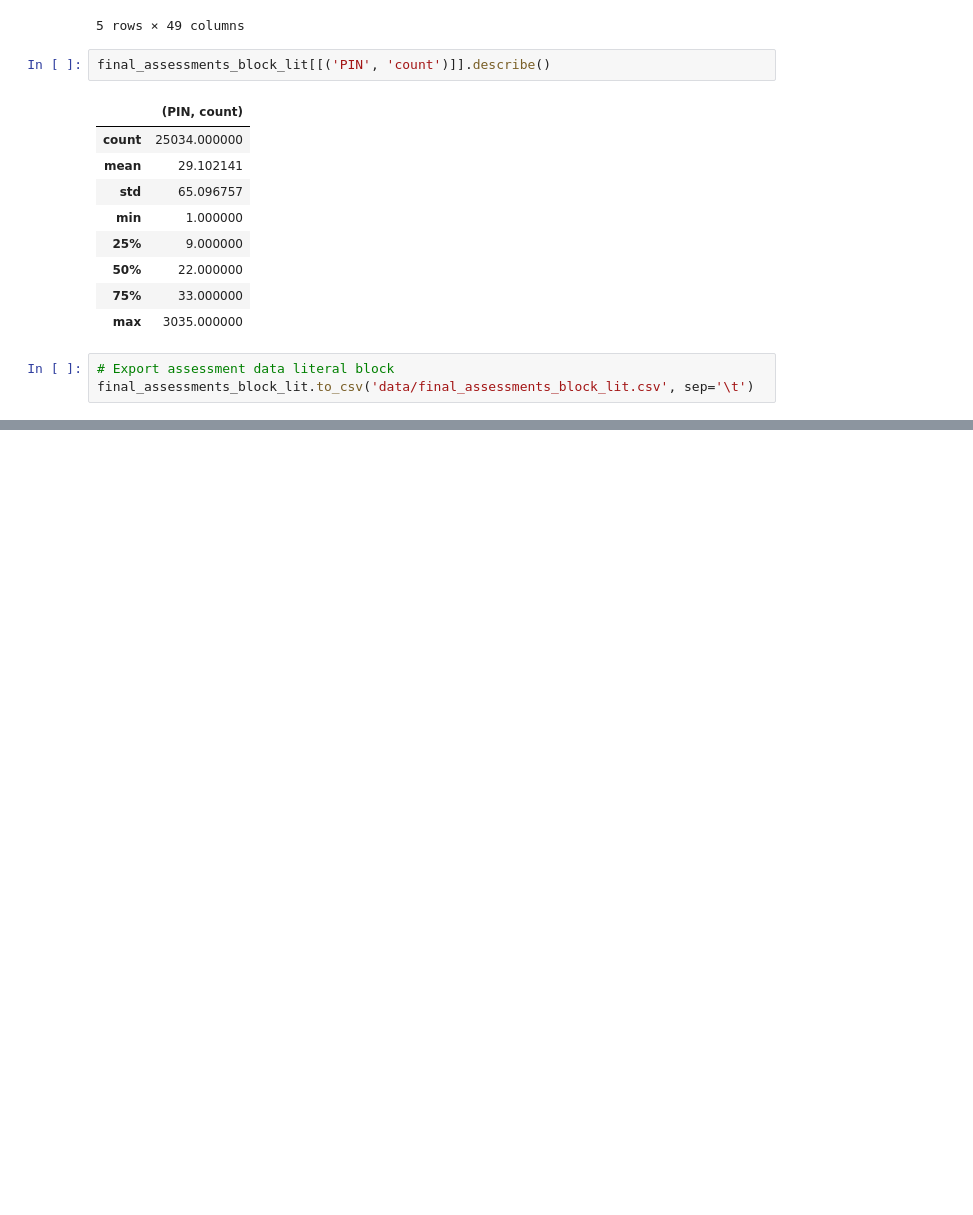
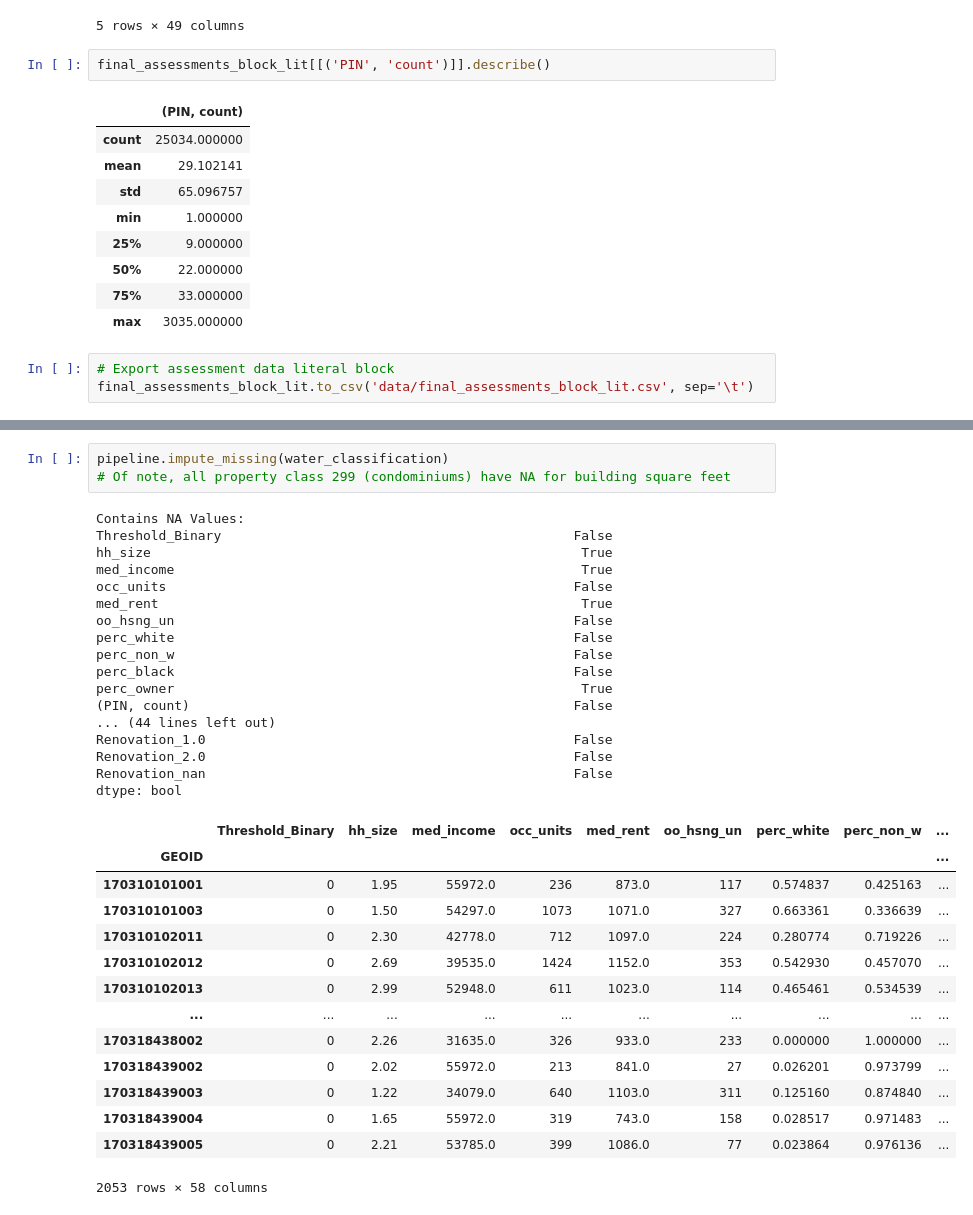
Before and after one commit to vbalza/chicago_water_lead, a Jupyter notebook: AssessmentData.ipynb, the cells around one changed output, grey strips where cells are left out. Cells and saved outputs as stored; diff of their text form; blank space fills up the shorter version.

```diff
--- a/AssessmentData.ipynb
+++ b/AssessmentData.ipynb
@@ -533,0 +627,35 @@ final_assessments_block_lit.to_csv('data/final_assessments_block_lit.csv', sep='
+# %%
+pipeline.impute_missing(water_classification)
+# Of note, all property class 299 (condominiums) have NA for building square feet
+# %% [output]
+Contains NA Values:
+Threshold_Binary                                             False
+hh_size                                                       True
+med_income                                                    True
+occ_units                                                    False
+med_rent                                                      True
+oo_hsng_un                                                   False
+perc_white                                                   False
+perc_non_w                                                   False
+perc_black                                                   False
+perc_owner                                                    True
+(PIN, count)                                                 False
+... (44 lines left out)
+Renovation_1.0                                               False
+Renovation_2.0                                               False
+Renovation_nan                                               False
+dtype: bool
+|  | Threshold_Binary | hh_size | med_income | occ_units | med_rent | oo_hsng_un | perc_white | perc_non_w | ... |
+| GEOID |  |  |  |  |  |  |  |  | ... |
+| 170310101001 | 0 | 1.95 | 55972.0 | 236 | 873.0 | 117 | 0.574837 | 0.425163 | ... |
+| 170310101003 | 0 | 1.50 | 54297.0 | 1073 | 1071.0 | 327 | 0.663361 | 0.336639 | ... |
+| 170310102011 | 0 | 2.30 | 42778.0 | 712 | 1097.0 | 224 | 0.280774 | 0.719226 | ... |
+| 170310102012 | 0 | 2.69 | 39535.0 | 1424 | 1152.0 | 353 | 0.542930 | 0.457070 | ... |
+| 170310102013 | 0 | 2.99 | 52948.0 | 611 | 1023.0 | 114 | 0.465461 | 0.534539 | ... |
+| ... | ... | ... | ... | ... | ... | ... | ... | ... | ... |
+| 170318438002 | 0 | 2.26 | 31635.0 | 326 | 933.0 | 233 | 0.000000 | 1.000000 | ... |
+| 170318439002 | 0 | 2.02 | 55972.0 | 213 | 841.0 | 27 | 0.026201 | 0.973799 | ... |
+| 170318439003 | 0 | 1.22 | 34079.0 | 640 | 1103.0 | 311 | 0.125160 | 0.874840 | ... |
+| 170318439004 | 0 | 1.65 | 55972.0 | 319 | 743.0 | 158 | 0.028517 | 0.971483 | ... |
+| 170318439005 | 0 | 2.21 | 53785.0 | 399 | 1086.0 | 77 | 0.023864 | 0.976136 | ... |
+2053 rows × 58 columns
```
Also changed, not shown: parts of 10 cells of this notebook.
